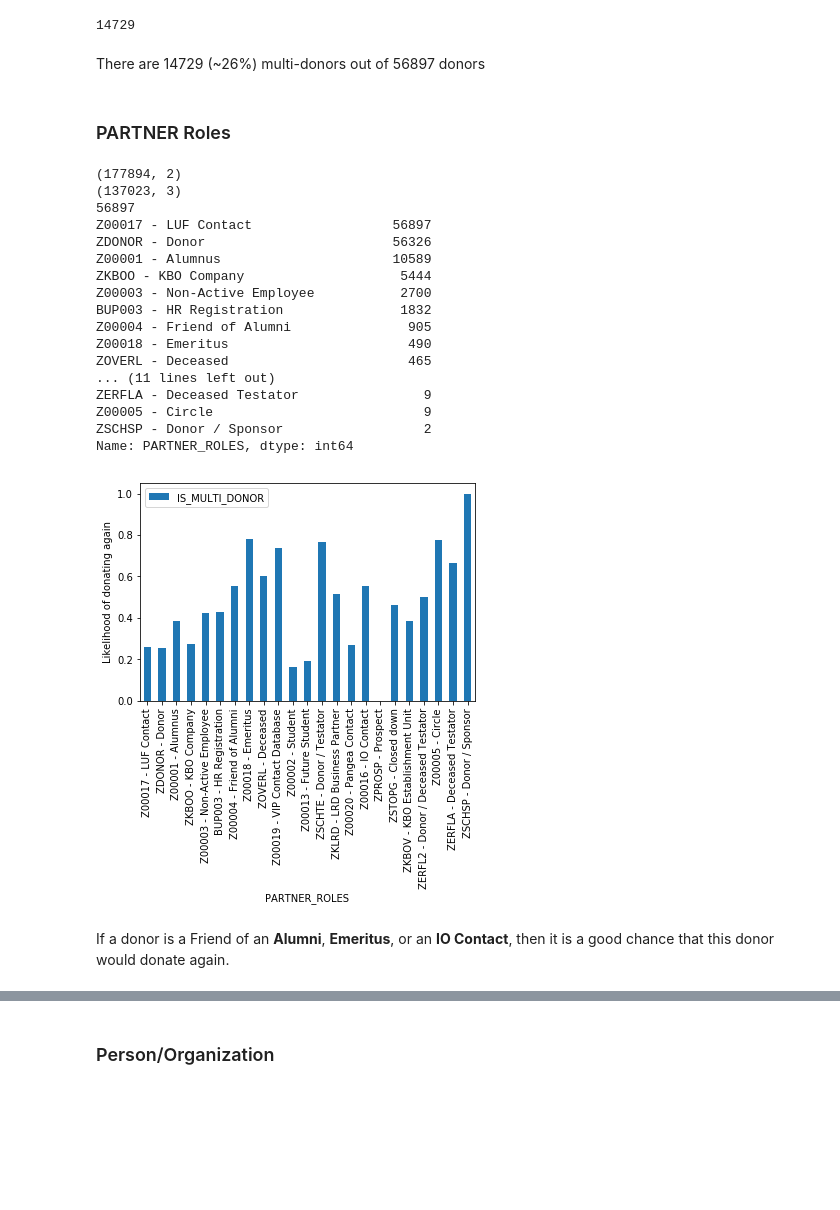
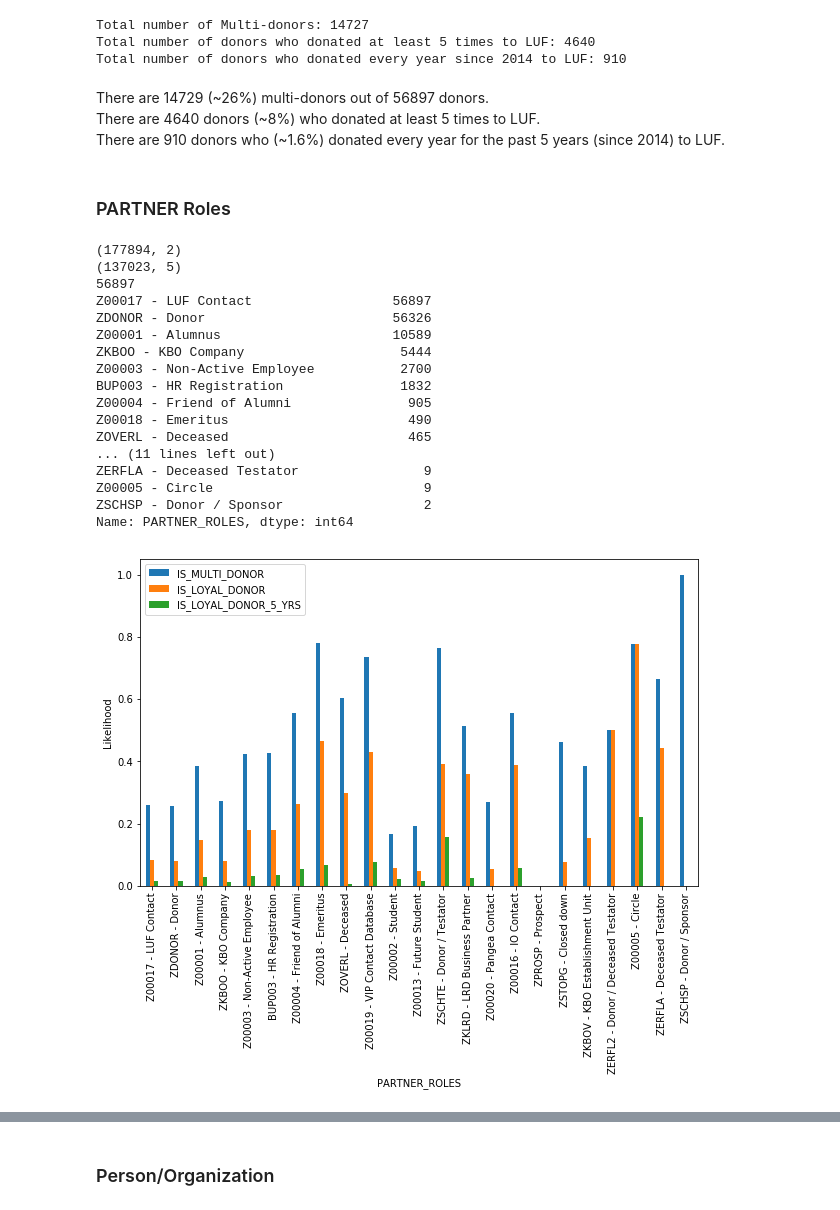
Before and after one commit to TrigunaBN/Master-Thesis-AI, a Jupyter notebook: Donor Feature Analysis.ipynb, the cells around one changed output, grey strips where cells are left out. Saved outputs shown, nothing was run; the diff lists cells and outputs as text; code cells hidden in the pictures; blank space fills up the shorter version.

```diff
--- a/Donor Feature Analysis.ipynb
+++ b/Donor Feature Analysis.ipynb
@@ -100,0 +110,12 @@ Feature used: ZLUF_CAMPAGNE
+# %%
+loyal_donor_data = pd.read_csv('sqldata/question1.csv',dtype = str)
+loyal_donor_data = loyal_donor_data[['PARTNER']]
+loyal_donor_data['DONATION_COUNT'] = 1
+loyal_donor_data = loyal_donor_data.groupby(['PARTNER']).count()
+loyal_donor_data['PARTNER'] = loyal_donor_data.index
+loyal_donor_data.reset_index(drop=True,inplace=True)
+loyal_donor_data = loyal_donor_data[['PARTNER','DONATION_COUNT']]
+loyal_donor_data['PARTNER'] = loyal_donor_data['PARTNER'].astype(int)
+loyal_donor_data['IS_LOYAL_DONOR'] = np.where(loyal_donor_data['DONATION_COUNT']>=5, 1, 0)
+print(loyal_donor_data.shape)
+loyal_donor_data.head()
@@ -101,6 +158,8 @@ Feature used: ZLUF_CAMPAGNE
 # %%
 feature_data = pd.read_csv('SQLDATA/PYTHON_OUTPUTS/question2_prepared_data.csv')
 feature_data = feature_data.drop(['Unnamed: 0'], axis=1)
+feature_data = pd.merge(feature_data,loyal_donor_data[['PARTNER','IS_LOYAL_DONOR']],on='PARTNER',how='inner')
+feature_data = pd.merge(feature_data,loyal_don_5_year_matrix[['PARTNER','IS_LOYAL_DONOR_5_YRS']],on='PARTNER',how='inner')
 print(feature_data.shape)
 feature_data.head()
 # %% [output]
@@ -115,60 +174,68 @@ feature_data.head()
-# %%
-feature_data['IS_MULTI_DONOR'].sum()
-# %% [output]
-14729
-# %% [markdown]
-There are 14729 (~26%) multi-donors out of 56897 donors
+# %%
+print("Total number of Multi-donors: " + str(feature_data['IS_MULTI_DONOR'].sum()))
+print("Total number of donors who donated at least 5 times to LUF: " + str(feature_data['IS_LOYAL_DONOR'].sum()))
+print("Total number of donors who donated every year since 2014 to LUF: " + str(feature_data['IS_LOYAL_DONOR_5_YRS'].sum()))
+# %% [output]
+Total number of Multi-donors: 14727
+Total number of donors who donated at least 5 times to LUF: 4640
+Total number of donors who donated every year since 2014 to LUF: 910
+# %% [markdown]
+There are 14729 (~26%) multi-donors out of 56897 donors. <br>
+There are 4640 donors (~8%) who donated at least 5 times to LUF. <br>
+There are 910 donors who (~1.6%) donated every year for the past 5 years (since 2014) to LUF.
 # %% [markdown]
 ### PARTNER Roles
 # %%
 but100 = pd.read_csv('sqldata/20190102_BUT100.csv',dtype = str, encoding='latin-1',sep=';')
 print(but100.shape)
-df = feature_data[['PARTNER','IS_MULTI_DONOR']]
+df = feature_data[['PARTNER','IS_MULTI_DONOR','IS_LOYAL_DONOR','IS_LOYAL_DONOR_5_YRS']]
 but100['PARTNER'] = but100['PARTNER'].astype(int)
 df = pd.merge(df,but100,on='PARTNER',how='inner')
 print(df.shape) #PARTNER play different roles, that's why there are 137023 entries
 print(len(set(df['PARTNER'])))
 df['PARTNER_ROLES'] = df['RLTYP'].replace('Z00017','Z00017 - LUF Contact').replace('ZDONOR','ZDONOR - Donor').replace(
     'Z00001','Z00001 - Alumnus').replace('ZKBOO','ZKBOO - KBO Company').replace(
     'Z00003','Z00003 - Non-Active Employee').replace('BUP003','BUP003 - HR Registration').replace(
     'Z00004','Z00004 - Friend of Alumni').replace('Z00018','Z00018 - Emeritus').replace('ZOVERL','ZOVERL - Deceased').replace(
     'Z00019','Z00019 - VIP Contact Database').replace('Z00002','Z00002 - Student').replace(
     'Z00013','Z00013 - Future Student').replace('ZSCHTE','ZSCHTE - Donor / Testator').replace(
     'ZKLRD','ZKLRD - LRD Business Partner').replace('Z00020','Z00020 - Pangea Contact').replace(
     'Z00016','Z00016 - IO Contact').replace('ZPROSP','ZPROSP - Prospect').replace('ZSTOPG','ZSTOPG - Closed down').replace(
     'ZKBOV','ZKBOV - KBO Establishment Unit').replace('ZERFL2','ZERFL2 - Donor / Deceased Testator').replace(
     'Z00005','Z00005 - Circle').replace('ZERFLA','ZERFLA - Deceased Testator').replace('ZSCHSP','ZSCHSP - Donor / Sponsor')
 print(df['PARTNER_ROLES'].value_counts())
-per_org_pivot = df.pivot_table(index="PARTNER_ROLES",values="IS_MULTI_DONOR")
-per_org_pivot = per_org_pivot.reindex(['Z00017 - LUF Contact','ZDONOR - Donor','Z00001 - Alumnus','ZKBOO - KBO Company',
-                                       'Z00003 - Non-Active Employee','BUP003 - HR Registration','Z00004 - Friend of Alumni',
-                                       'Z00018 - Emeritus','ZOVERL - Deceased','Z00019 - VIP Contact Database',
-                                       'Z00002 - Student','Z00013 - Future Student','ZSCHTE - Donor / Testator',
-                                       'ZKLRD - LRD Business Partner','Z00020 - Pangea Contact','Z00016 - IO Contact',
-                                       'ZPROSP - Prospect','ZSTOPG - Closed down','ZKBOV - KBO Establishment Unit',
-                                       'ZERFL2 - Donor / Deceased Testator','Z00005 - Circle','ZERFLA - Deceased Testator',
-                                       'ZSCHSP - Donor / Sponsor'])
-per_org_pivot.plot.bar()
-plt.ylabel('Likelihood of donating again')
+re_indices = ['Z00017 - LUF Contact','ZDONOR - Donor','Z00001 - Alumnus','ZKBOO - KBO Company','Z00003 - Non-Active Employee',
+              'BUP003 - HR Registration','Z00004 - Friend of Alumni','Z00018 - Emeritus','ZOVERL - Deceased',
+              'Z00019 - VIP Contact Database','Z00002 - Student','Z00013 - Future Student','ZSCHTE - Donor / Testator',
+              'ZKLRD - LRD Business Partner','Z00020 - Pangea Contact','Z00016 - IO Contact','ZPROSP - Prospect',
+              'ZSTOPG - Closed down','ZKBOV - KBO Establishment Unit','ZERFL2 - Donor / Deceased Testator','Z00005 - Circle',
+              'ZERFLA - Deceased Testator','ZSCHSP - Donor / Sponsor']
+bp_roles_md_pivot = df.pivot_table(index="PARTNER_ROLES",values="IS_MULTI_DONOR")
+bp_roles_ld_pivot = df.pivot_table(index="PARTNER_ROLES",values="IS_LOYAL_DONOR")
+bp_roles_ld_5yrs_pivot = df.pivot_table(index="PARTNER_ROLES",values="IS_LOYAL_DONOR_5_YRS")
+
+pivot_df = pd.merge(bp_roles_md_pivot,bp_roles_ld_pivot, left_index=True, right_index=True)
+pivot_df = pd.merge(pivot_df,bp_roles_ld_5yrs_pivot, left_index=True, right_index=True)
+pivot_df = pivot_df.reindex(re_indices)
+pivot_df.plot.bar(figsize=(10,6))
+plt.ylabel('Likelihood')
 plt.show()
 # %% [output]
 (177894, 2)
-(137023, 3)
+(137023, 5)
 56897
 Z00017 - LUF Contact                  56897
 ZDONOR - Donor                        56326
 Z00001 - Alumnus                      10589
 ZKBOO - KBO Company                    5444
 Z00003 - Non-Active Employee           2700
 BUP003 - HR Registration               1832
 Z00004 - Friend of Alumni               905
 Z00018 - Emeritus                       490
 ZOVERL - Deceased                       465
 ... (11 lines left out)
 ZERFLA - Deceased Testator                9
 Z00005 - Circle                           9
 ZSCHSP - Donor / Sponsor                  2
 Name: PARTNER_ROLES, dtype: int64
-[figure, old version]
+[figure, new version]
-# %% [markdown]
-If a donor is a Friend of an <b>Alumni</b>, <b>Emeritus</b>, or an <b>IO Contact</b>, then it is a good chance that this donor would donate again.
```
Also changed, not shown: parts of 70 cells of this notebook, 8 other files.
